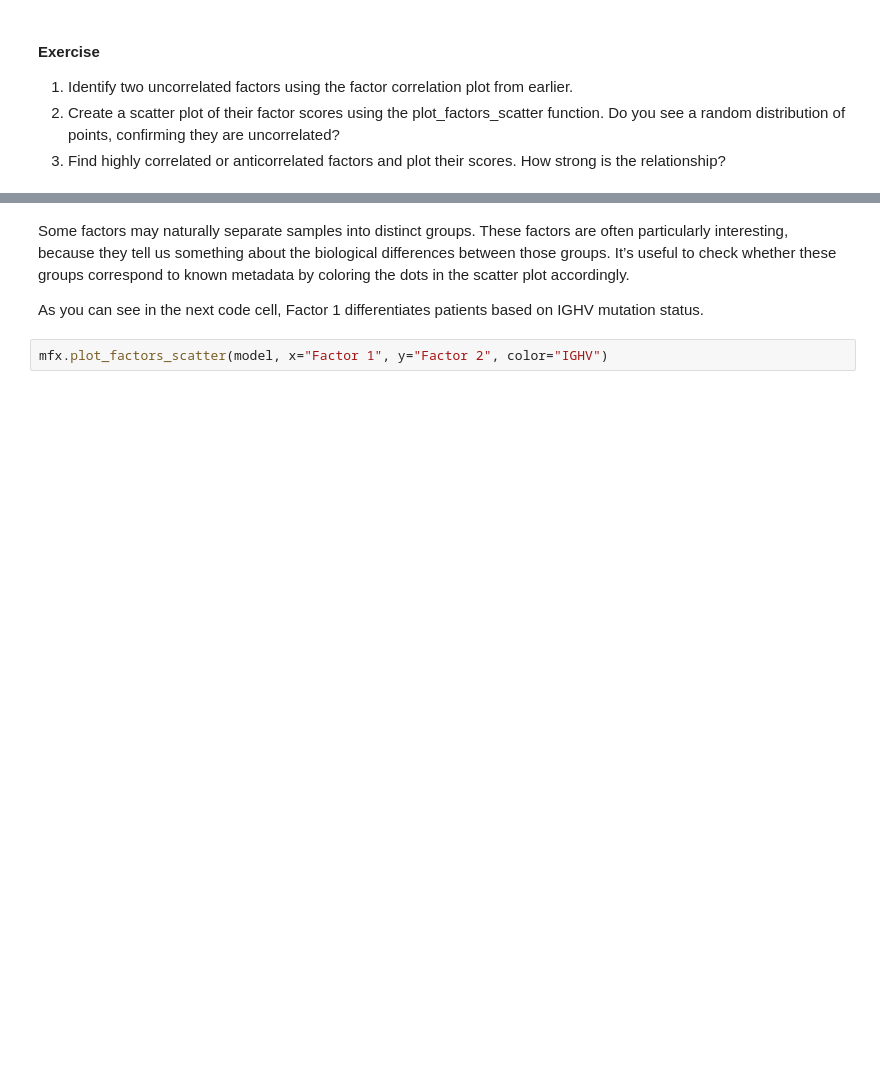
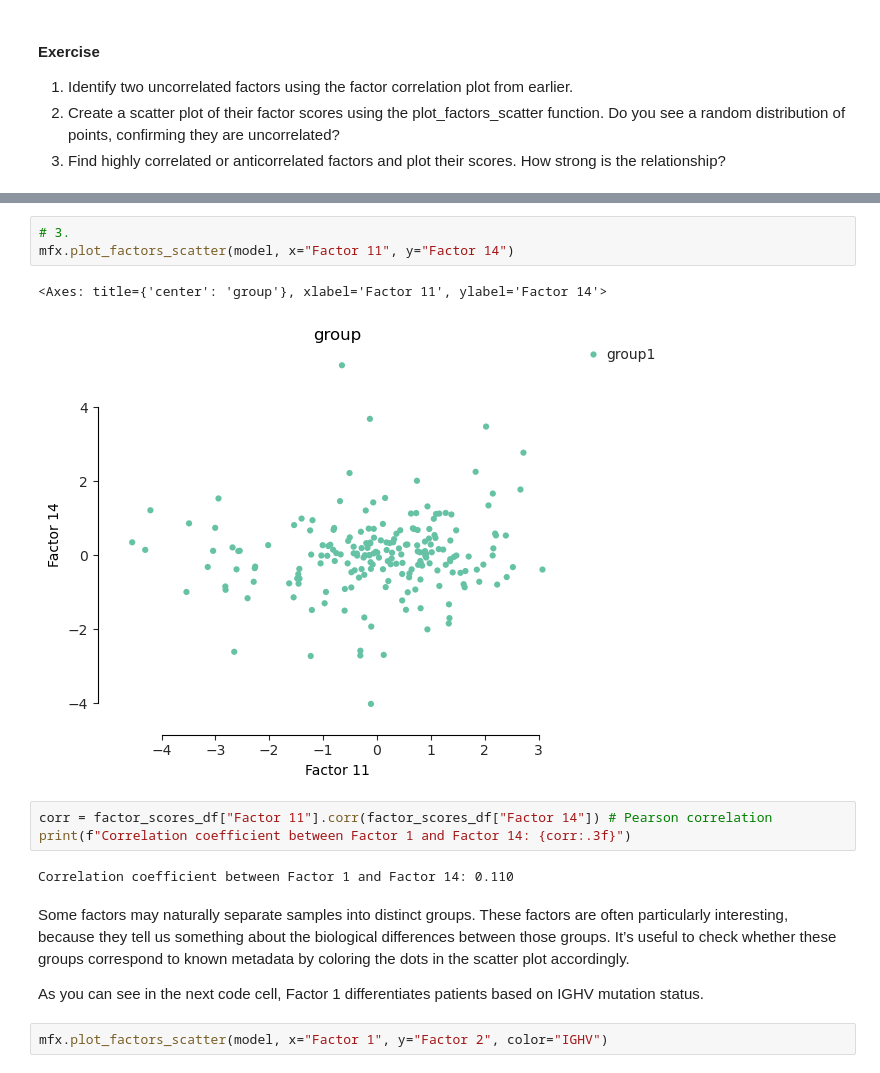
Before and after one commit to penelopenelope/ebi_mofa_workshop_precision_medicine, a Jupyter notebook: project.ipynb, the cells around one changed output, grey strips where cells are left out. Saved outputs shown, nothing was run; the diff lists cells and outputs as text; blank space fills up the shorter version.

```diff
--- a/project.ipynb
+++ b/project.ipynb
@@ -745,3 +776,14 @@ mfx.plot_factors_scatter(model, x="Factor 1", y="Factor 2")
+# %%
+# 3.
+mfx.plot_factors_scatter(model, x="Factor 11", y="Factor 14")
+# %% [output]
+<Axes: title={'center': 'group'}, xlabel='Factor 11', ylabel='Factor 14'>
+[figure, added]
+# %%
+corr = factor_scores_df["Factor 11"].corr(factor_scores_df["Factor 14"]) # Pearson correlation
+print(f"Correlation coefficient between Factor 1 and Factor 14: {corr:.3f}")
+# %% [output]
+Correlation coefficient between Factor 1 and Factor 14: 0.110
 # %% [markdown]
 Some factors may naturally separate samples into distinct groups. These factors are often particularly interesting, because they tell us something about the biological differences between those groups. It’s useful to check whether these groups correspond to known metadata by coloring the dots in the scatter plot accordingly.
 
```
Also changed, not shown: parts of 30 cells of this notebook.
